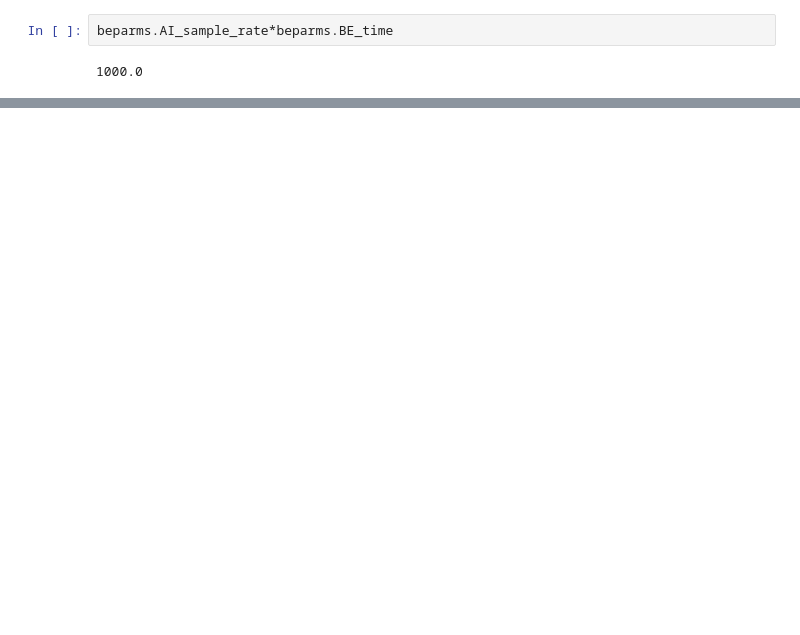
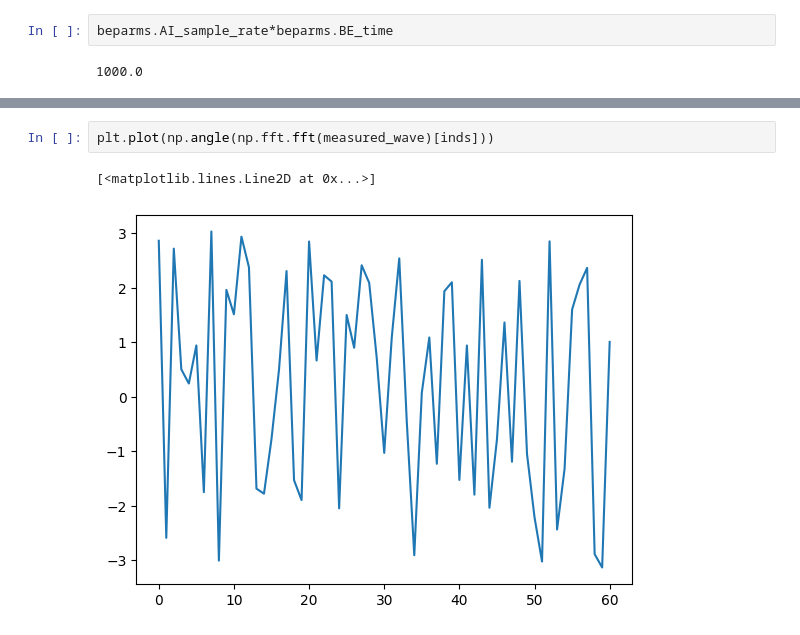
Before and after one commit to m3-learning/BandExcitation, a Jupyter notebook: testing/single_point_SS.ipynb, the cells around one changed output, grey strips where cells are left out. Cells and saved outputs as stored; diff of their text form; blank space fills up the shorter version.

```diff
--- a/testing/single_point_SS.ipynb
+++ b/testing/single_point_SS.ipynb
@@ -86,5 +88,10 @@ freqs = DataConverter.BE_frequencies(len(measured_wave), beparms.AI_sample_rate)
 inds = DataConverter.extract_freq_range(freqs, (beparms.BE_center_freq-beparms.BE_bandwidth/2, beparms.BE_center_freq+beparms.BE_bandwidth/2), beparms.BE_num_bins)
 # %% [output]
 (310000.0, 370000.0)
+# %%
+plt.plot(np.angle(np.fft.fft(measured_wave)[inds]))
+# %% [output]
+[<matplotlib.lines.Line2D at 0x...>]
+[figure, added]
 # %%
 plt.plot(freqs[inds], np.abs(BE_FFT[inds]))
```
Also changed, not shown: parts of 5 cells of this notebook, 1 other file.
